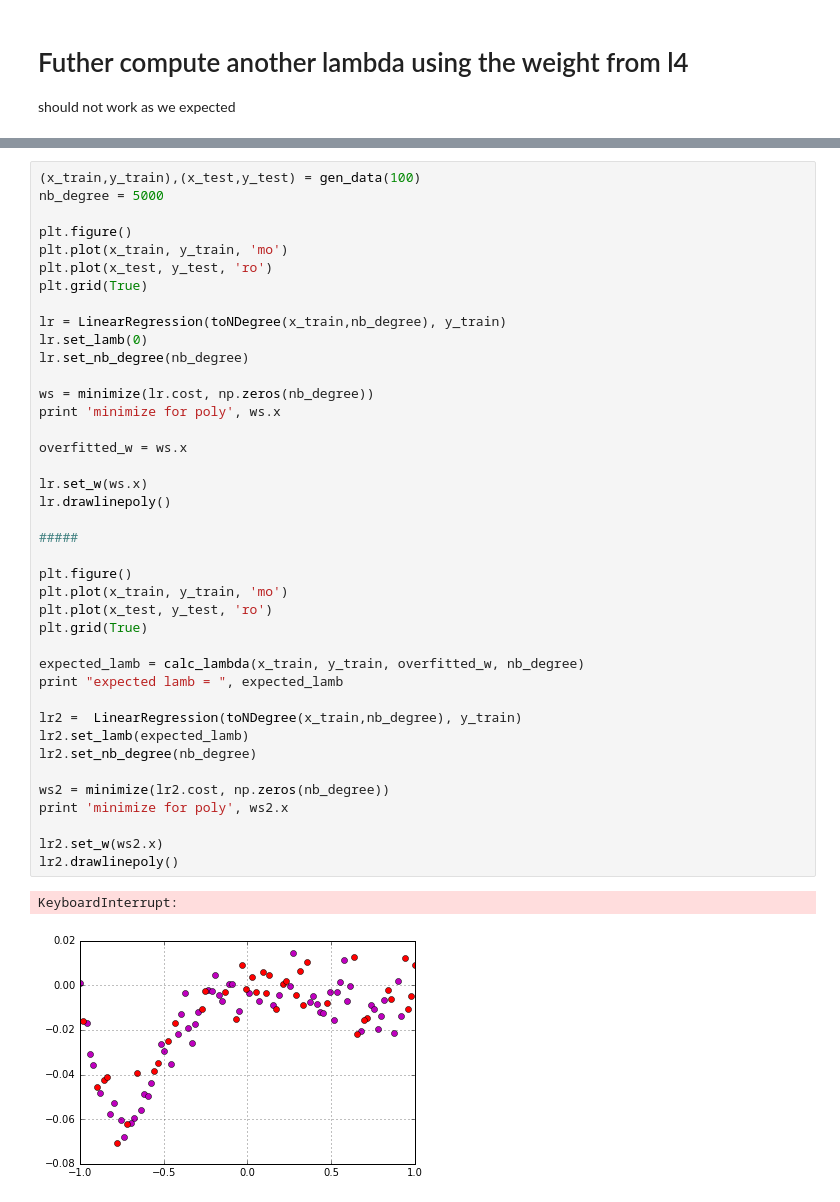
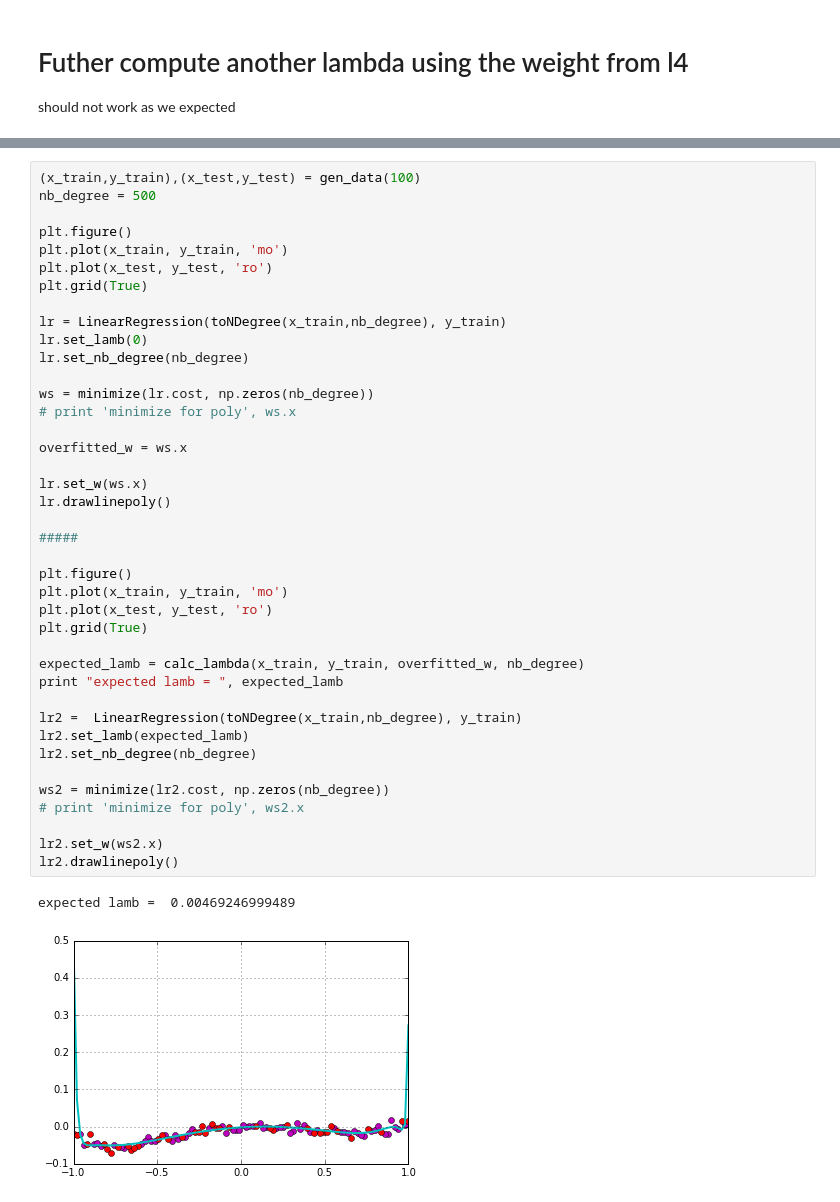
Before and after one commit to robroooh/ipynb_container, a Jupyter notebook: Regularization.ipynb, the cells around one changed output, grey strips where cells are left out. Cells and saved outputs as stored; diff of their text form.

```diff
--- a/Regularization.ipynb
+++ b/Regularization.ipynb
@@ -231,6 +234,6 @@ ValueError: shapes (8,) and (3,) not aligned: 8 (dim 0) != 3 (dim 0)
 # %%
 (x_train,y_train),(x_test,y_test) = gen_data(100)
-nb_degree = 5000
+nb_degree = 500
 
 plt.figure()
 plt.plot(x_train, y_train, 'mo')
@@ -240,34 +243,34 @@ plt.grid(True)
 lr = LinearRegression(toNDegree(x_train,nb_degree), y_train)
 lr.set_lamb(0)
 lr.set_nb_degree(nb_degree)
 
 ws = minimize(lr.cost, np.zeros(nb_degree))
-print 'minimize for poly', ws.x
+# print 'minimize for poly', ws.x
 
 overfitted_w = ws.x
 
 lr.set_w(ws.x)
 lr.drawlinepoly()
 
 #####
 
 plt.figure()
 plt.plot(x_train, y_train, 'mo')
 plt.plot(x_test, y_test, 'ro')
 plt.grid(True)
 
 expected_lamb = calc_lambda(x_train, y_train, overfitted_w, nb_degree)
 print "expected lamb = ", expected_lamb
 
 lr2 =  LinearRegression(toNDegree(x_train,nb_degree), y_train)
 lr2.set_lamb(expected_lamb)
 lr2.set_nb_degree(nb_degree)
 
 ws2 = minimize(lr2.cost, np.zeros(nb_degree))
-print 'minimize for poly', ws2.x
+# print 'minimize for poly', ws2.x
 
 lr2.set_w(ws2.x)
 lr2.drawlinepoly()
 # %% [output]
-KeyboardInterrupt:
+expected lamb =  0.00469246999489
-[figure, old version]
+[figure, new version]
```
Also changed, not shown: parts of 7 cells of this notebook.
